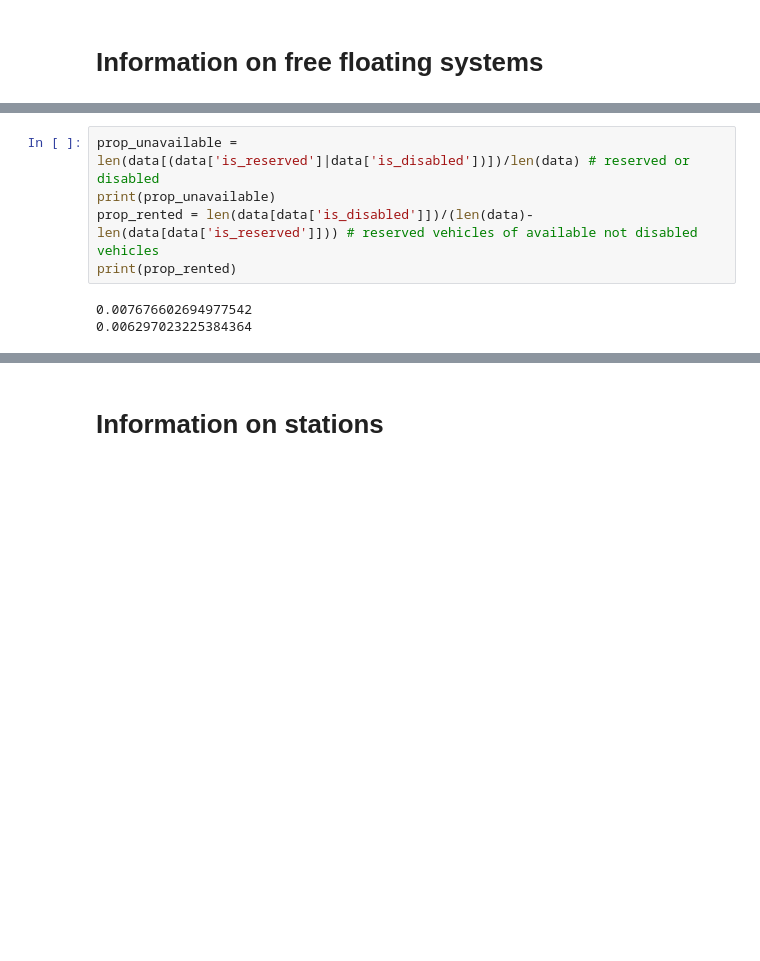
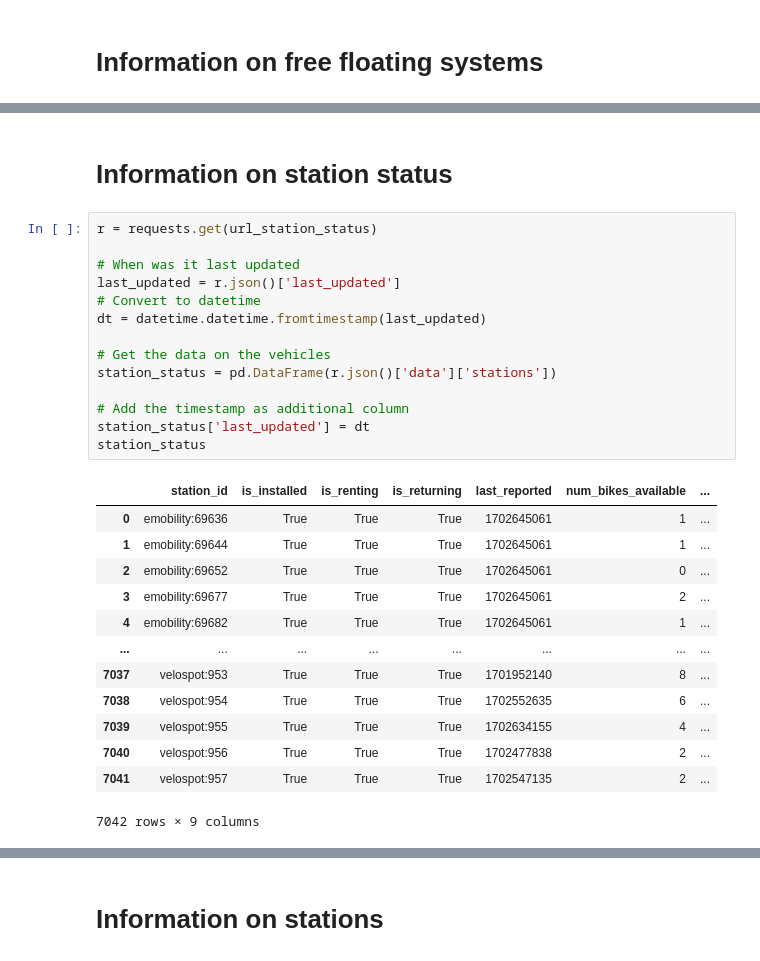
Before and after one commit to mgrunner/DWL, a Jupyter notebook: Explore_Data.ipynb, the cells around one changed output, grey strips where cells are left out. Saved outputs shown, nothing was run; the diff lists cells and outputs as text; blank space fills up the shorter version.

```diff
--- a/Explore_Data.ipynb
+++ b/Explore_Data.ipynb
@@ -55,8 +56,30 @@ data
-# %%
-prop_unavailable = len(data[(data['is_reserved']|data['is_disabled'])])/len(data) # reserved or disabled
-print(prop_unavailable)
-prop_rented = len(data[data['is_disabled']])/(len(data)-len(data[data['is_reserved']])) # reserved vehicles of available not disabled vehicles
-print(prop_rented)
-# %% [output]
-0.007676602694977542
-0.006297023225384364
+# %% [markdown]
+# Information on station status
+# %%
+r = requests.get(url_station_status)
+
+# When was it last updated
+last_updated = r.json()['last_updated']
+# Convert to datetime
+dt = datetime.datetime.fromtimestamp(last_updated)
+
+# Get the data on the vehicles
+station_status = pd.DataFrame(r.json()['data']['stations'])
+
+# Add the timestamp as additional column
+station_status['last_updated'] = dt
+station_status
+# %% [output]
+|  | station_id | is_installed | is_renting | is_returning | last_reported | num_bikes_available | ... |
+| 0 | emobility:69636 | True | True | True | 1702645061 | 1 | ... |
+| 1 | emobility:69644 | True | True | True | 1702645061 | 1 | ... |
+| 2 | emobility:69652 | True | True | True | 1702645061 | 0 | ... |
+| 3 | emobility:69677 | True | True | True | 1702645061 | 2 | ... |
+| 4 | emobility:69682 | True | True | True | 1702645061 | 1 | ... |
+| ... | ... | ... | ... | ... | ... | ... | ... |
+| 7037 | velospot:953 | True | True | True | 1701952140 | 8 | ... |
+| 7038 | velospot:954 | True | True | True | 1702552635 | 6 | ... |
+| 7039 | velospot:955 | True | True | True | 1702634155 | 4 | ... |
+| 7040 | velospot:956 | True | True | True | 1702477838 | 2 | ... |
+| 7041 | velospot:957 | True | True | True | 1702547135 | 2 | ... |
+7042 rows × 9 columns
```
Also changed, not shown: parts of 20 cells of this notebook, 1 other file.
